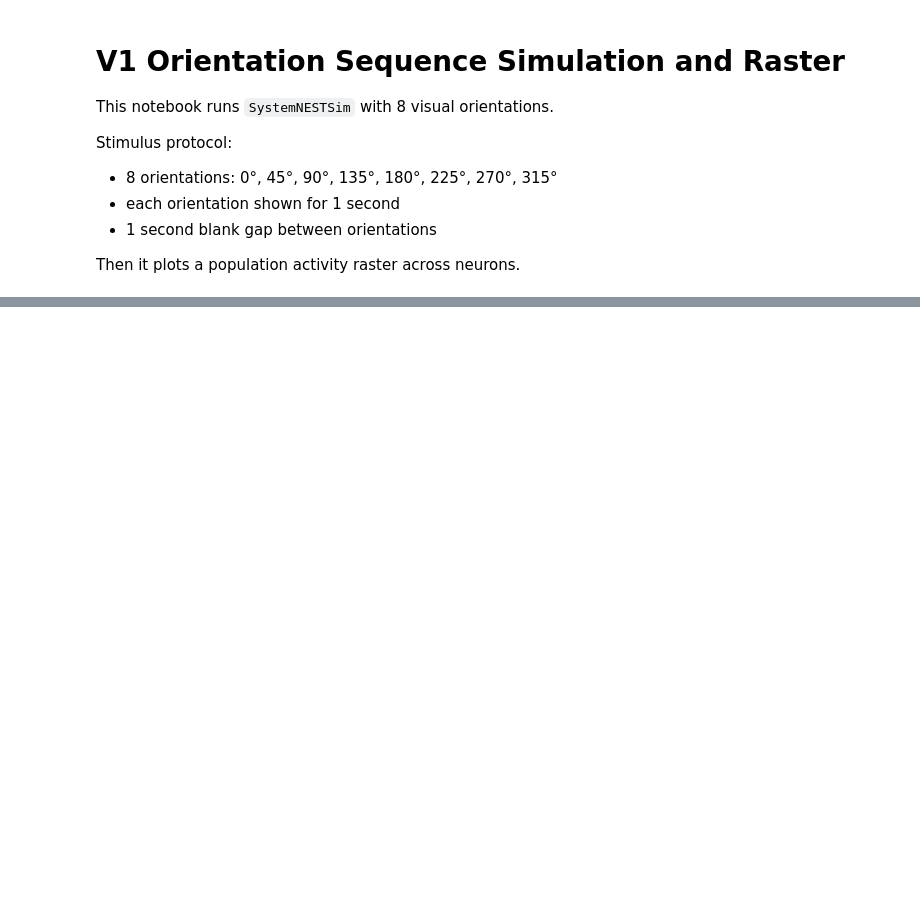
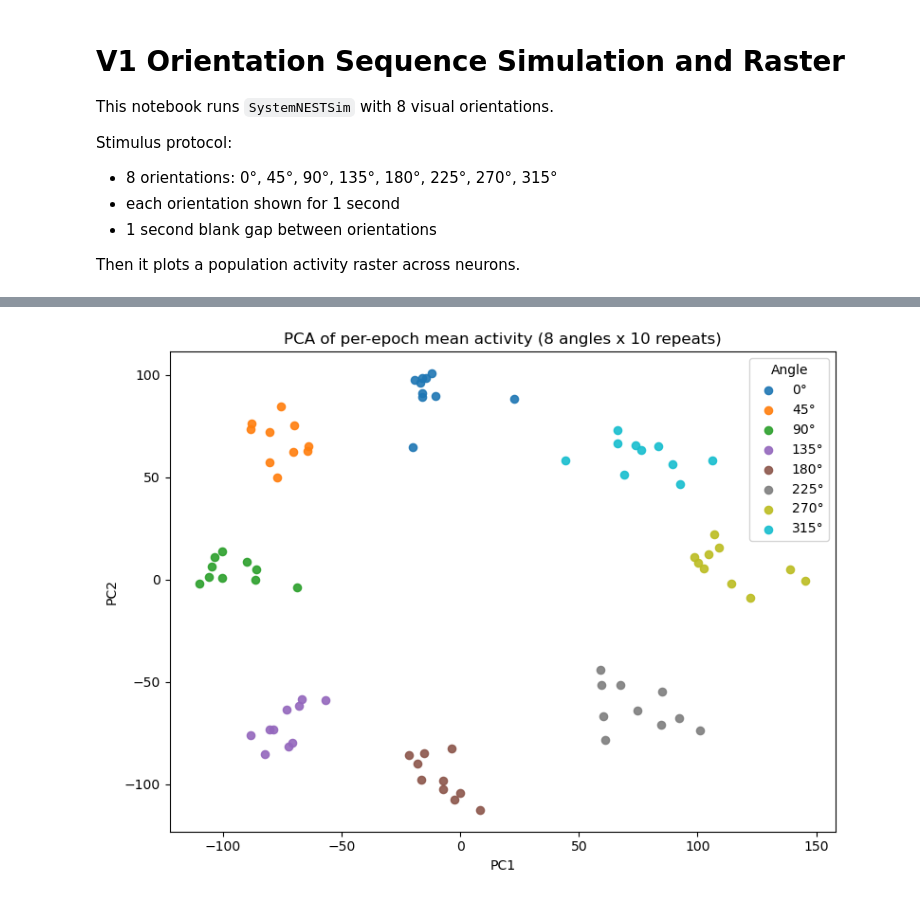
Before and after one commit to ricebci/high_dimensional_stim_sim, a Jupyter notebook: run_visual_orientations_raster.ipynb, the cells around one changed output, grey strips where cells are left out. Drawn from its saved outputs; the diff is of its cells as text; code cells hidden in the pictures; blank space fills up the shorter version.

```diff
--- a/run_visual_orientations_raster.ipynb
+++ b/run_visual_orientations_raster.ipynb
@@ -159,0 +188,52 @@ else:
+# %%
+# PCA over per-epoch mean activity vectors (80 samples = 8 angles x 10 repeats)
+if len(times_all) == 0:
+    print("No spikes available for PCA.")
+else:
+    n_neurons = int(np.max(neurons_all))
+
+    sample_vectors = []
+    sample_angles = []
+    sample_repeats = []
+
+    for start_ms, end_ms, angle_deg, repeat_idx in sample_info:
+        mask = (times_all >= start_ms) & (times_all < end_ms)
+        spiking_neurons = neurons_all[mask].astype(int) - 1
+
+        spike_counts = np.bincount(spiking_neurons, minlength=n_neurons)
+        duration_s = (end_ms - start_ms) / 1000.0
+        mean_rates_hz = spike_counts / duration_s
+
+        sample_vectors.append(mean_rates_hz)
+        sample_angles.append(angle_deg)
+        sample_repeats.append(repeat_idx)
+
+    sample_vectors = np.asarray(sample_vectors)
+    sample_angles = np.asarray(sample_angles)
+
+    pca = PCA(n_components=2)
+    sample_pca = pca.fit_transform(sample_vectors)
+
+    plt.figure(figsize=(8, 6))
+    unique_angles = sorted(np.unique(sample_angles))
+    cmap = plt.cm.get_cmap("tab10", len(unique_angles))
+
+    for i, angle in enumerate(unique_angles):
+        angle_mask = sample_angles == angle
+        plt.scatter(
+            sample_pca[angle_mask, 0],
+            sample_pca[angle_mask, 1],
+            color=cmap(i),
+            s=35,
+            alpha=0.9,
+            label=f"{int(angle)}°",
+        )
+
+    plt.xlabel("PC1")
+    plt.ylabel("PC2")
+    plt.title("PCA of per-epoch mean activity (8 angles x 10 repeats)")
+    plt.legend(title="Angle")
+    plt.tight_layout()
+    plt.show()
+# %% [output]
+[figure, added]
```
Also changed, not shown: parts of 7 cells of this notebook, 5 other files.
